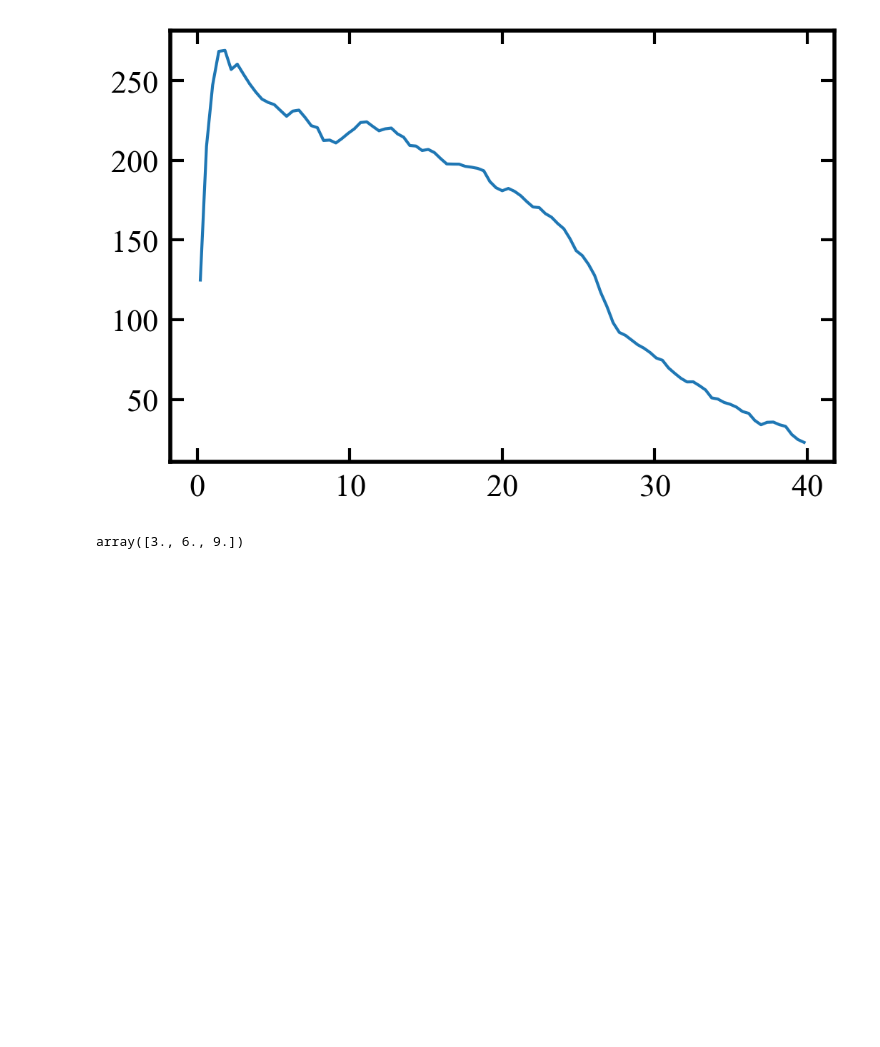
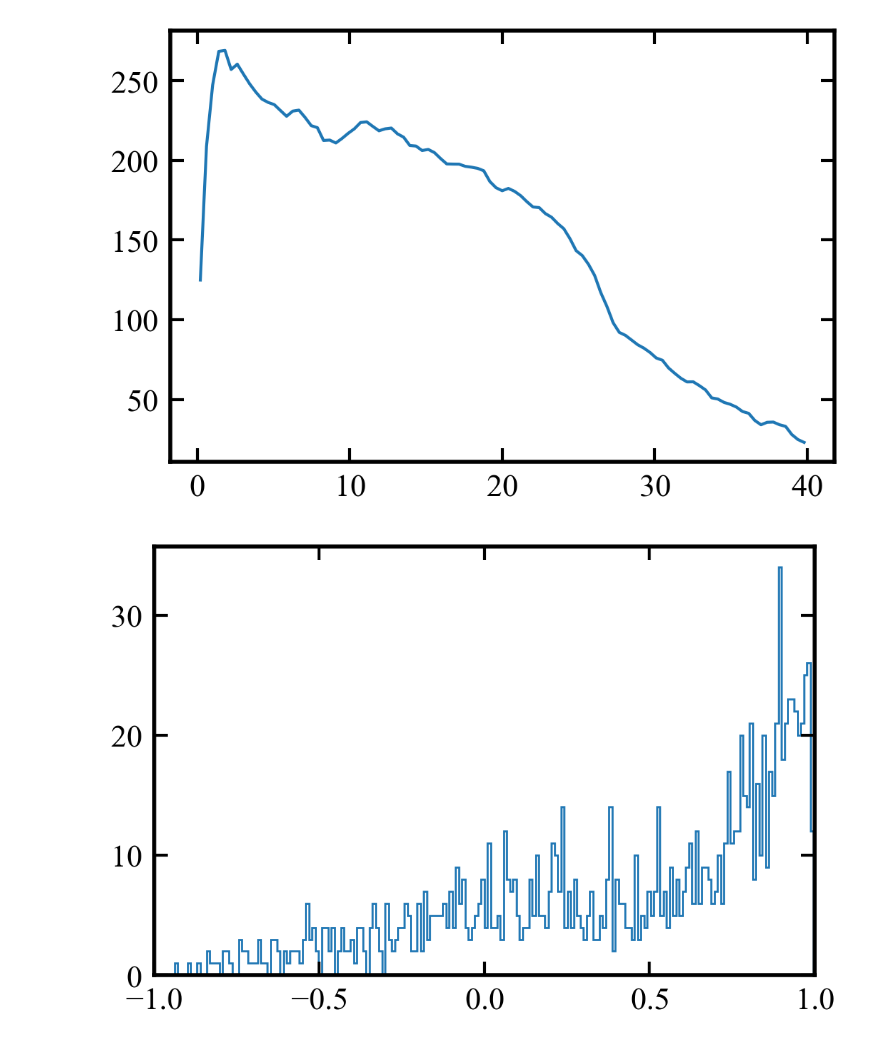
Before and after one commit to AndrewGraus/Stellar_Halo_Project, a Jupyter notebook: J_z_cut.ipynb, the cells around one changed output. Cells and saved outputs as stored; diff of their text form; code cells hidden in the pictures; blank space fills up the shorter version.

```diff
--- a/J_z_cut.ipynb
+++ b/J_z_cut.ipynb
@@ -629,11 +723,12 @@ plt.plot(R_list_gas,v_list_gas)
 plt.show()
 # %% [output]
 [figure]
-# %%
-a = np.array([1.0,2.0,3.0])
-b = np.array([1.0,2.0,3.0])
-c = np.array([1.0,2.0,3.0])
-
-np.sum([a,b,c],axis=0)
-# %% [output]
-array([3., 6., 9.])
+# %%
+f = np.loadtxt('./saved_models/j_c_list.txt')
+j_z = f[:,0]
+
+plt.hist(epsilon,bins=200,histtype='step')
+plt.xlim([-1.0,1.0])
+plt.show()
+# %% [output]
+[figure, added]
```
Also changed, not shown: parts of 6 cells of this notebook.
